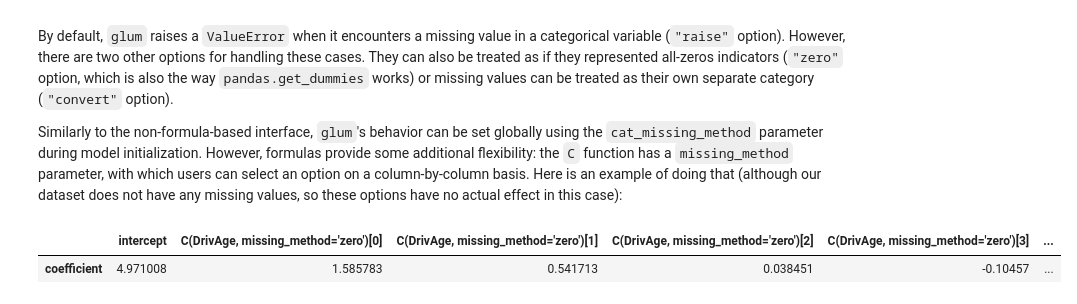
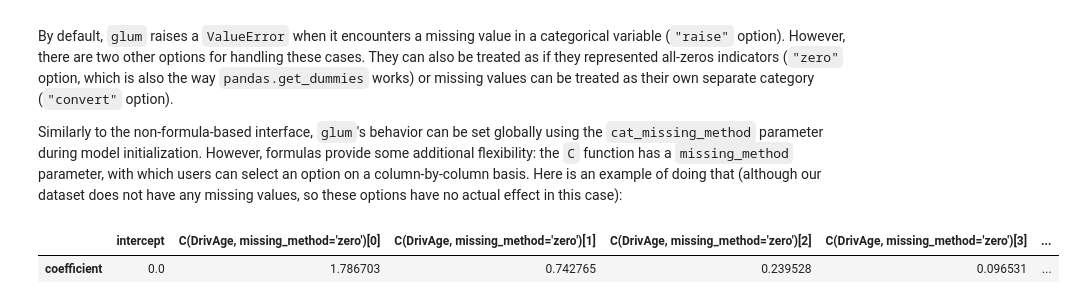
Before and after one commit to Quantco/glum, a Jupyter notebook: docs/tutorials/formula_interface/formula_interface.ipynb, the cells around one changed output. Drawn from its saved outputs; the diff is of its cells as text; code cells hidden in the pictures.

```diff
--- a/docs/tutorials/formula_interface/formula_interface.ipynb
+++ b/docs/tutorials/formula_interface/formula_interface.ipynb
@@ -367,22 +365,22 @@ Similarly to the non-formula-based interface, `glum`'s behavior can be set globa
 # %%
 formula_missing = "C(DrivAge, missing_method='zero') + C(VehPower, missing_method='convert')"
 
 t_glm8 = GeneralizedLinearRegressor(
     family=TweedieDist,
     alpha_search=True,
     l1_ratio=1,
-    fit_intercept=True,
+    fit_intercept=False,
     formula=formula_missing,
 
 )
 t_glm8.fit(
     X=df_train, y=df_train["PurePremium"], sample_weight=df["Exposure"].values[train]
 )
 
 pd.DataFrame(
     {"coefficient": np.concatenate(([t_glm8.intercept_], t_glm8.coef_))},
     index=["intercept"] + t_glm8.feature_names_,
 ).T
 # %% [output]
 |  | intercept | C(DrivAge, missing_method='zero')[0] | C(DrivAge, missing_method='zero')[1] | C(DrivAge, missing_method='zero')[2] | C(DrivAge, missing_method='zero')[3] | ... |
-| coefficient | 4.971008 | 1.585783 | 0.541713 | 0.038451 | -0.10457 | ... |
+| coefficient | 0.0 | 1.786703 | 0.742765 | 0.239528 | 0.096531 | ... |
```
Also changed, not shown: parts of 7 cells of this notebook, 1 other file.
